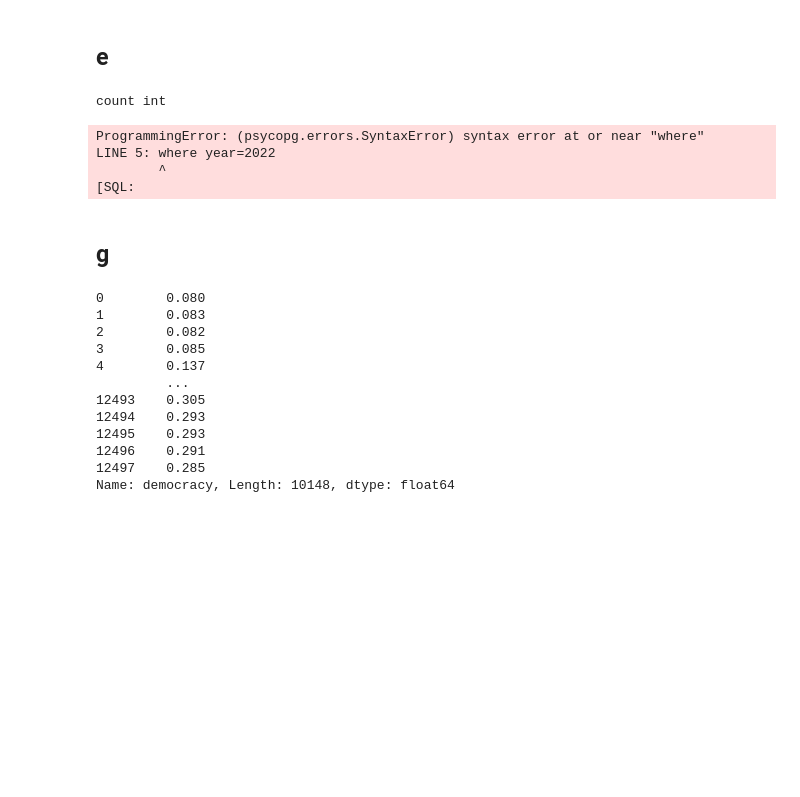
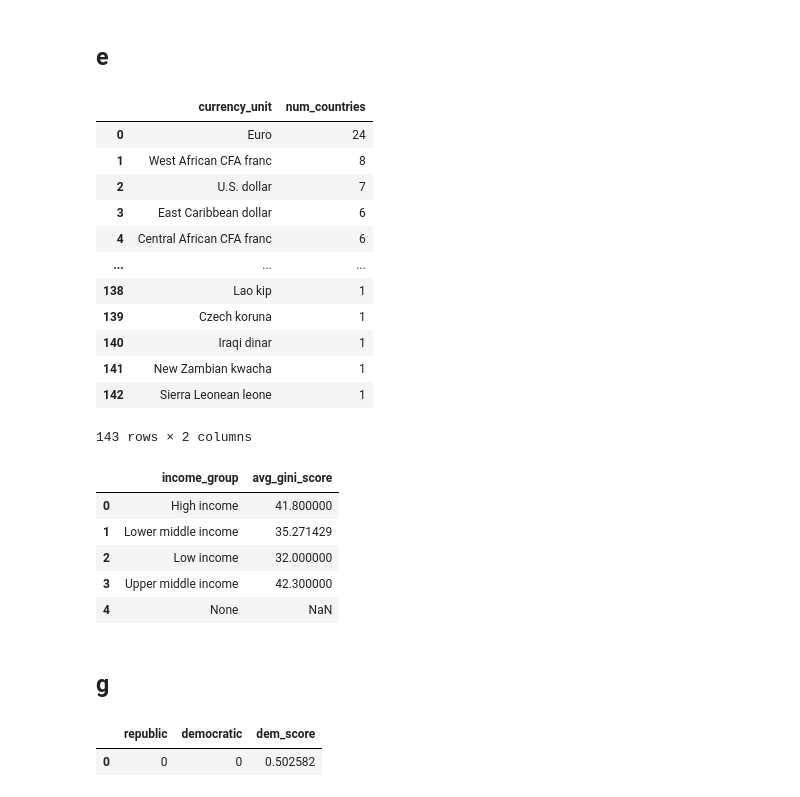
Before and after one commit to j-miskill/contrans, a Jupyter notebook: notebooks/lab3.ipynb, the cells around one changed output. Cells and saved outputs as stored; diff of their text form; code cells hidden in the pictures; blank space fills up the shorter version.

```diff
--- a/notebooks/lab3.ipynb
+++ b/notebooks/lab3.ipynb
@@ -770,57 +775,68 @@ LINE 13: select country_code, a.democracy as 1960_dem, b.democracy as...
 ## e
 # %%
 query_five = """
-SELECT count(distinct currency_unit)
+SELECT currency_unit, count(*) as num_countries
 FROM countrydata
+GROUP BY currency_unit
+ORDER BY num_countries DESC
 """
-
 pd.read_sql(query_five, con=engine)
 # %% [output]
+|  | currency_unit | num_countries |
+| 0 | Euro | 24 |
+| 1 | West African CFA franc | 8 |
+| 2 | U.S. dollar | 7 |
+| 3 | East Caribbean dollar | 6 |
+| 4 | Central African CFA franc | 6 |
+| ... | ... | ... |
+| 138 | Lao kip | 1 |
+| 139 | Czech koruna | 1 |
+| 140 | Iraqi dinar | 1 |
+| 141 | New Zambian kwacha | 1 |
+| 142 | Sierra Leonean leone | 1 |
-count int
+143 rows × 2 columns
 # %%
 query_six = """
-SELECT avg(b.gini_index) AS avg_gini_score
-FROM country_data AS a
-INNER join wb AS b
-WHERE year=2022
+SELECT a.income_group, AVG(b.gini_index) AS avg_gini_score
+    FROM countrydata AS a
+    INNER join wb AS b
+    ON a.country_code=b.country_code
+WHERE b.year=2022
 GROUP BY a.income_group
 """
 pd.read_sql(query_six, con=engine)
 # %% [output]
-ProgrammingError: (psycopg.errors.SyntaxError) syntax error at or near "where"
-LINE 5: where year=2022
-        ^
-[SQL:
+|  | income_group | avg_gini_score |
+| 0 | High income | 41.800000 |
+| 1 | Lower middle income | 35.271429 |
+| 2 | Low income | 32.000000 |
+| 3 | Upper middle income | 42.300000 |
+| 4 | None | NaN |
 # %% [markdown]
 ## g
 # %%
-query_seven = """
+# https://stackoverflow.com/questions/14290857/sql-select-where-field-contains-words
+# it seems like there aren't any columns that contain the word Republic or Democratic
+# I even tried to search using Pandas and I did not find anything
+republic = "Republic"
+democratic = "Democratic"
 
-CREATE OR REPLACE TEMP VIEW step_one AS
-SELECT country_code, country_name_wb, country_name_vdem, year,
-    CASE WHEN "Republic" in country_name_wb or "Republic" in country_name_vdem THEN 1 ELSE 0 END AS republic,
-    CASE WHEN "Democratic" in country_name_wb or "Democratic" in country_name_vdem THEN 1 ELSE 0 END AS democratic
-FROM timeseries;
-
-SELECT avg(b.democracy) AS dem_score
-FROM step_one AS a
+query_seven = f"""
+SELECT a.republic, a.democratic, avg(b.democracy) AS dem_score
+FROM (
+    SELECT country_code, country_name_wb, country_name_vdem, year,
+        CASE WHEN country_name_wb LIKE '%s{republic}%s' or country_name_vdem LIKE '%s{republic}%s' THEN 1 ELSE 0 END AS republic,
+        CASE WHEN country_name_wb LIKE '%s{democratic}%s' or country_name_vdem LIKE '%s{democratic}%s'THEN 1 ELSE 0 END AS democratic
+        FROM timeseries
+) AS a
 LEFT JOIN timeseries AS b
 ON a.country_code=b.country_code
-WHERE year == 2022
+WHERE b.year=2022
 GROUP BY a.republic, a.democratic
 """
 
-pd.read_sql(query_seven)
+
+pd.read_sql(query_seven, con=engine)
 # %% [output]
-0        0.080
-1        0.083
-2        0.082
-3        0.085
-4        0.137
-         ...
-12493    0.305
-12494    0.293
-12495    0.293
-12496    0.291
-12497    0.285
-Name: democracy, Length: 10148, dtype: float64
+|  | republic | democratic | dem_score |
+| 0 | 0 | 0 | 0.502582 |
```
Also changed, not shown: parts of 5 cells of this notebook, 4 other files.
